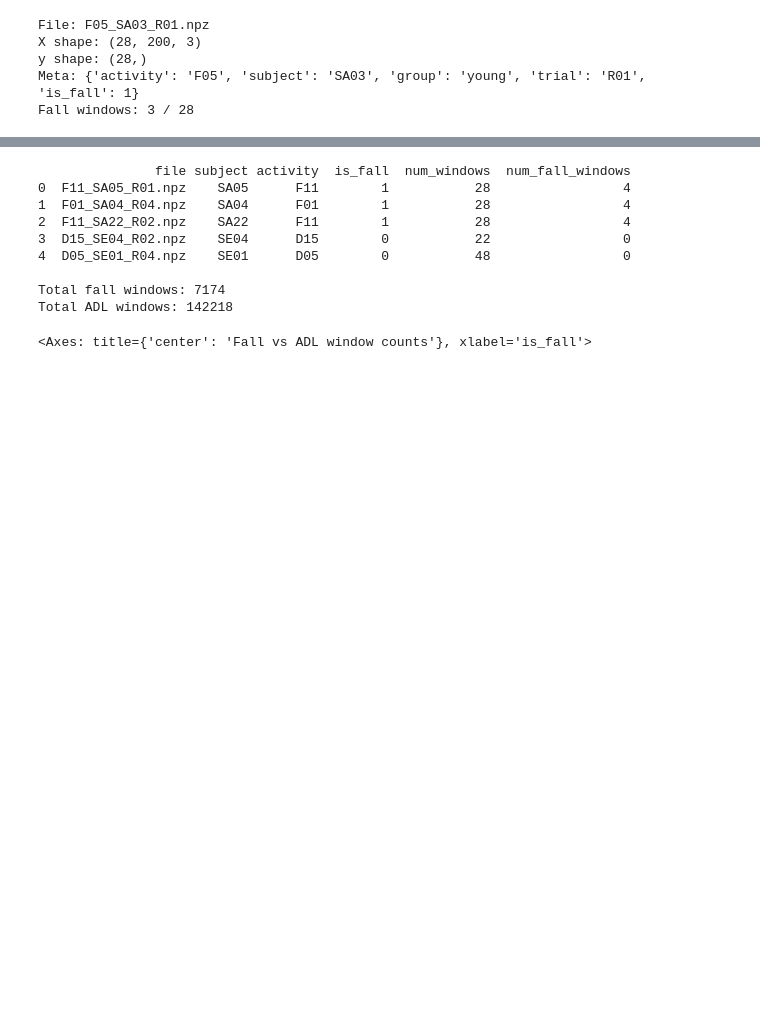
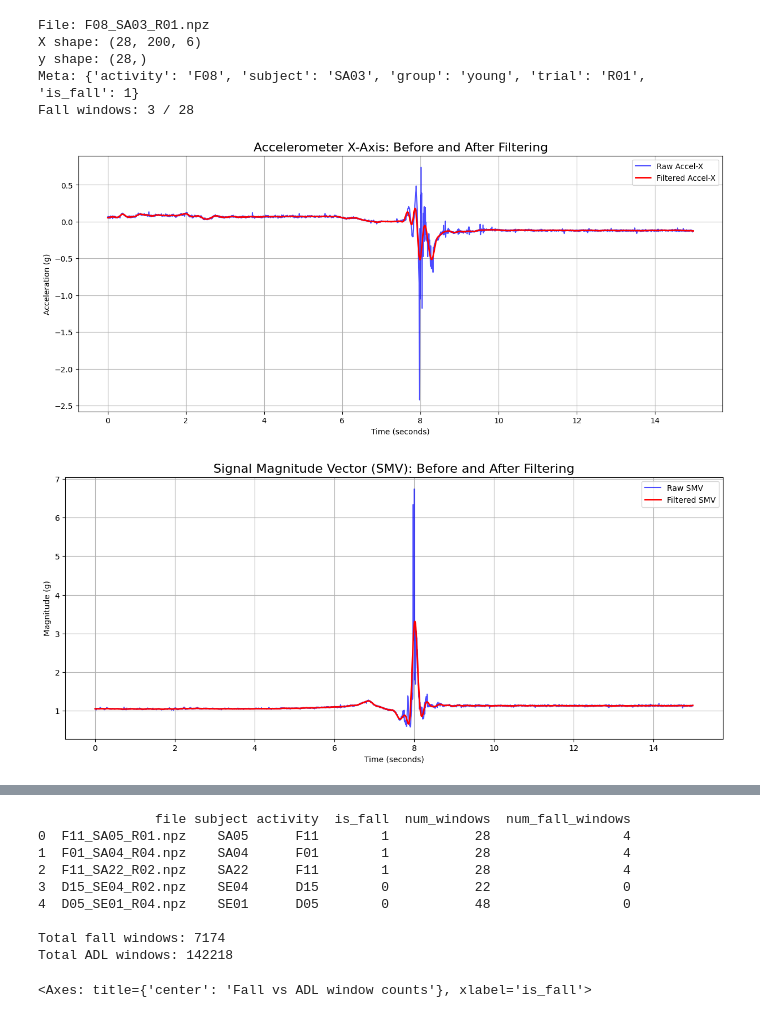
Before and after one commit to minhphan6624/Fall-TSAD, a Jupyter notebook: notebooks/test.ipynb, the cells around one changed output, grey strips where cells are left out. Cells and saved outputs as stored; diff of their text form; code cells hidden in the pictures; blank space fills up the shorter version.

```diff
--- a/notebooks/test.ipynb
+++ b/notebooks/test.ipynb
@@ -6,7 +6,7 @@ import random
 WINDOW_DIR = Path("../data/processed/sisfall/tsad/windows")
 
 sample_file = random.choice(list(WINDOW_DIR.glob("*.npz")))
-sample_file = WINDOW_DIR / "F05_SA03_R01.npz"  # Specific file for demonstration
+sample_file = WINDOW_DIR / "F08_SA03_R01.npz"  # Specific file for demonstration
 
 data = np.load(sample_file, allow_pickle=True)
 X, y, meta = data["X"], data["y"], data["meta"].item()
@@ -17,8 +17,8 @@ print("y shape:", y.shape)
 print("Meta:", meta)
 print("Fall windows:", sum(y), "/", len(y))
 # %% [output]
-File: F05_SA03_R01.npz
-X shape: (28, 200, 3)
+File: F08_SA03_R01.npz
+X shape: (28, 200, 6)
 y shape: (28,)
-Meta: {'activity': 'F05', 'subject': 'SA03', 'group': 'young', 'trial': 'R01', 'is_fall': 1}
+Meta: {'activity': 'F08', 'subject': 'SA03', 'group': 'young', 'trial': 'R01', 'is_fall': 1}
 Fall windows: 3 / 28
@@ -25,3 +86,63 @@ Fall windows: 3 / 28
+# %%
+from scipy.signal import butter, filtfilt
+# ----- Low-pass filter -----
+def butter_lowpass_filter(data, cutoff=5, fs=200, order=4):
+    b, a = butter(order, cutoff/(fs/2), btype='low', analog=False)
+    return filtfilt(b, a, data, axis=0)
+# %%
+import sys
+import numpy as np
+import matplotlib.pyplot as plt
+from pathlib import Path
+
+# This is a common pattern in notebooks
+if '../' not in sys.path:
+    sys.path.append('../')
+
+# from src.preprocessing.sisfall.tsad.load_signal import load_signal
+# from src.preprocessing.sisfall.tsad.run_stage_1 import butter_lowpass_filter
+
+# --- Configuration ---
+FILE_TO_INSPECT = Path("../data/raw/sisfall/SA03/F08_SA03_R01.txt")
+
+# --- 1. Load the Data ---
+signals = load_signal(FILE_TO_INSPECT)
+acc1_raw = signals['acc1']
+
+# --- 2. Calculate SMV from Raw Data ---
+smv_raw = np.sqrt(np.sum(acc1_raw**2, axis=1))
+
+# --- 3. Apply the Filter ---
+acc1_filtered = butter_lowpass_filter(acc1_raw)
+smv_filtered = butter_lowpass_filter(smv_raw.reshape(-1, 1)).flatten()
+
+# --- 4. Create the Plots ---
+time_axis = np.arange(len(acc1_raw)) / 200.0  # Assuming a 200 Hz sampling rate
+
+# Plot 1: Raw Accelerometer vs. Filtered Accelerometer (X-axis)
+plt.figure(figsize=(15, 6))
+plt.title("Accelerometer X-Axis: Before and After Filtering", fontsize=16)
+plt.plot(time_axis, acc1_raw[:, 0], label='Raw Accel-X', color='blue', alpha=0.7)
+plt.plot(time_axis, acc1_filtered[:, 0], label='Filtered Accel-X', color='red', linewidth=2)
+plt.xlabel("Time (seconds)")
+plt.ylabel("Acceleration (g)")
+plt.legend()
+plt.grid(True)
+plt.show()
+
+# Plot 2: Raw SMV vs. Filtered SMV
+plt.figure(figsize=(15, 6))
+plt.title("Signal Magnitude Vector (SMV): Before and After Filtering", fontsize=16)
+plt.plot(time_axis, smv_raw, label='Raw SMV', color='blue', alpha=0.7)
+plt.plot(time_axis, smv_filtered, label='Filtered SMV', color='red', linewidth=2)
+plt.xlabel("Time (seconds)")
+plt.ylabel("Magnitude (g)")
+plt.legend()
+plt.grid(True)
+plt.show()
+# %% [output]
+[figure, added]
+[figure, added]
 # %%
 import matplotlib.pyplot as plt
 
```
Also changed, not shown: parts of 4 cells of this notebook, 28 other files.
